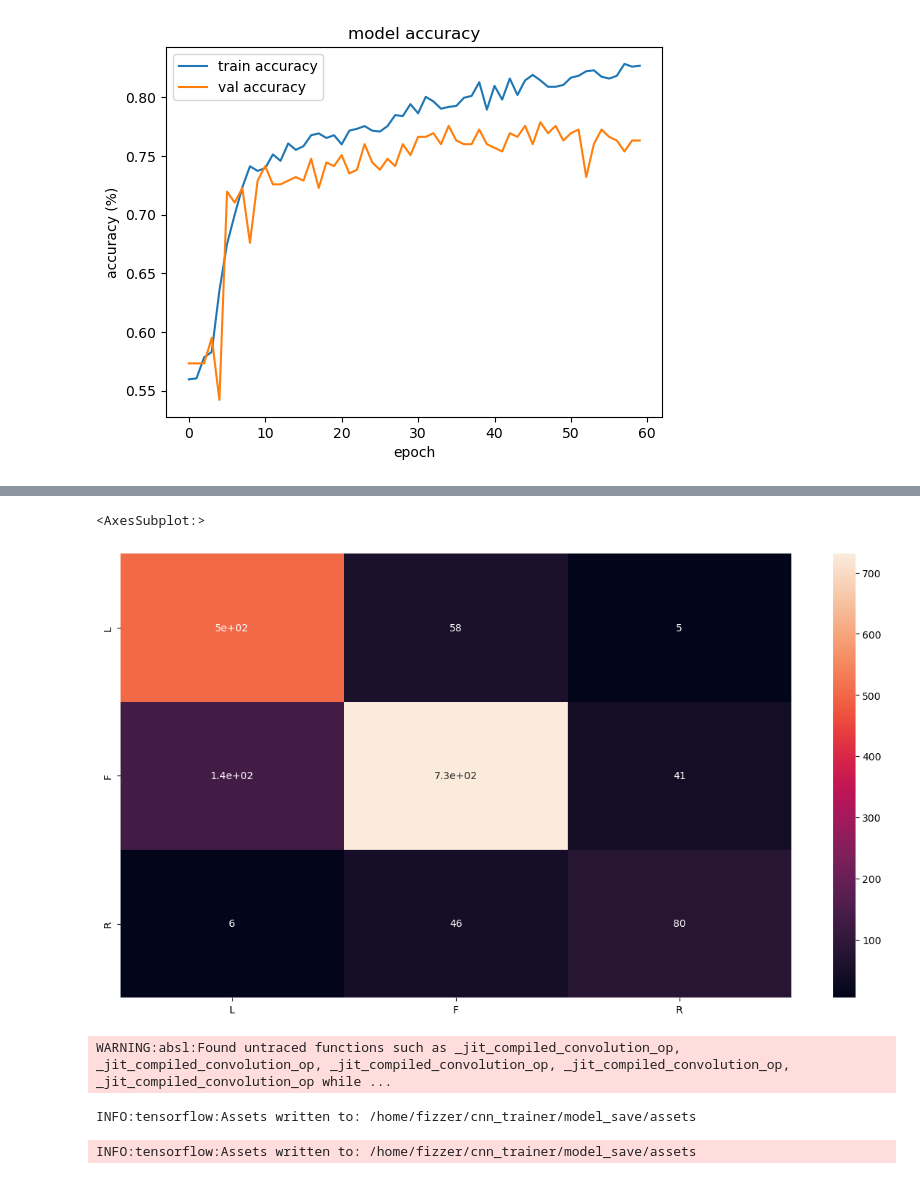
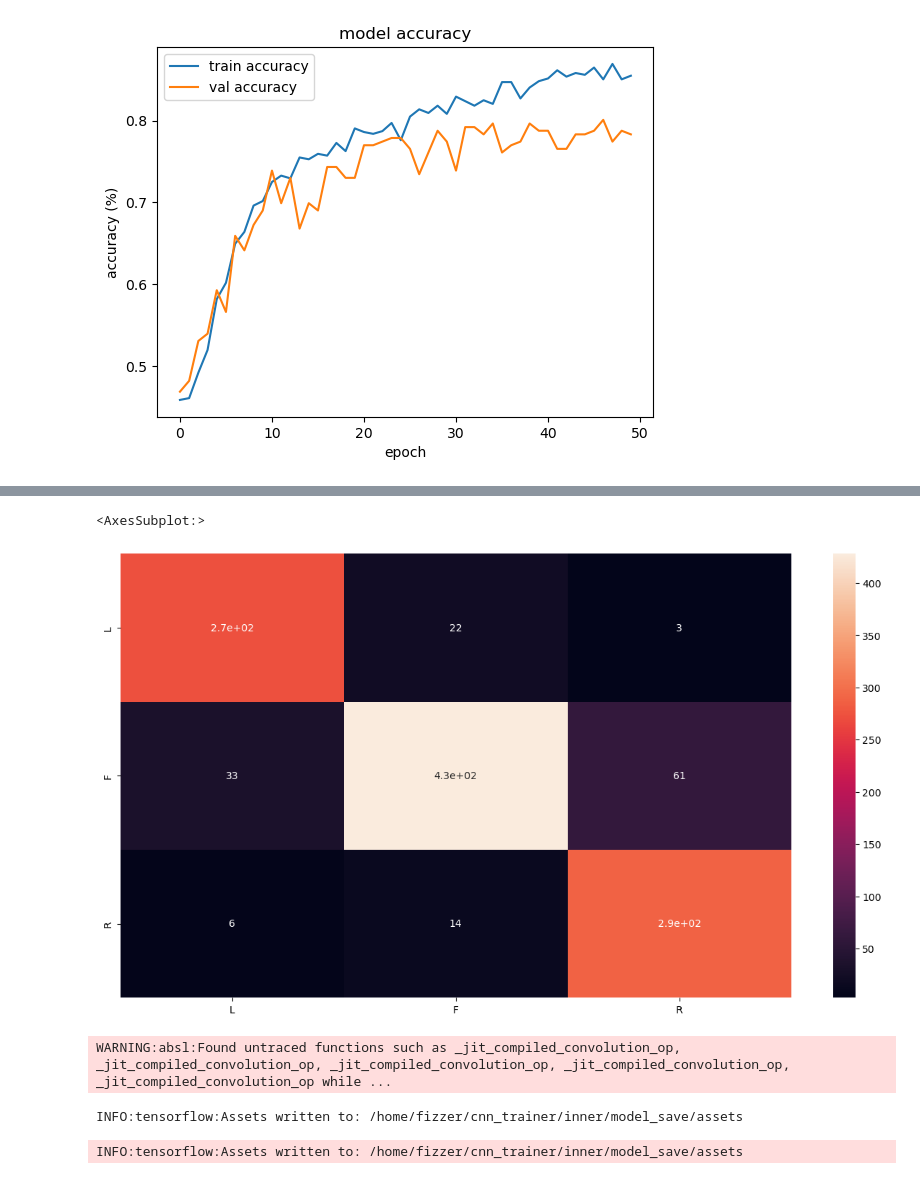
Before and after one commit to mackWilson2795/353_cnn_trainer, a Jupyter notebook: cnn_trainer_jupy.ipynb, the cells around one changed output, grey strips where cells are left out. Drawn from its saved outputs; the diff is of its cells as text; code cells hidden in the pictures.

Commit message:
added inner model

```diff
--- a/cnn_trainer_jupy.ipynb
+++ b/cnn_trainer_jupy.ipynb
@@ -35,8 +30,8 @@ env: XLA_FLAGS=--xla_gpu_cuda_data_dir=/usr/lib/cuda/
 # %%
 # CONSTANTS
-IM_PATH = "/home/fizzer/CNN_images"
-CP_PATH = "/home/fizzer/cnn_trainer/model_cps/"
-SAVE_PATH = "/home/fizzer/cnn_trainer/model_save/"
+IM_PATH = "/home/fizzer/inner_images"
+CP_PATH = "/home/fizzer/cnn_trainer/inner/model_cps/"
+SAVE_PATH = "/home/fizzer/cnn_trainer/inner/model_save/"
 NUM_LABELS = 4
 CONFIDENCE_THRESHOLD = 0.01
 VALIDATION_SPLIT = 0.2
@@ -46,10 +41,9 @@ VERTICAL_CROP = 80
 # %%
 # Setup ref and read files
 one_hot_ref = {
-    'L': np.array([1.,0.,0.,0.]),
-    'F': np.array([0.,1.,0.,0.]),
-    'R': np.array([0.,0.,1.,0.]),
-    'S': np.array([0.,0.,0.,1.])
+    'L': np.array([1.,0.,0.]),
+    'F': np.array([0.,1.,0.]),
+    'R': np.array([0.,0.,1.]),
 }
 # Read the images from the files
 dir_contents = np.array(os.listdir(IM_PATH))
@@ -66,8 +60,6 @@ for im_path in dir_contents:
         label = one_hot_ref['L']
     elif (z_vel < 0):
         label = one_hot_ref['R']
-    else:
-        label = one_hot_ref['S']
     img = cv2.cvtColor(cv2.imread(f"{IM_PATH}/{im_path}"), cv2.COLOR_RGB2GRAY)
     im_set.append([label, cv2.resize(img, (0,0), fx=IMG_DOWNSCALE_RATIO, fy=IMG_DOWNSCALE_RATIO)])
 # im_set = np.array(im_set, dtype=object)
@@ -119,7 +111,7 @@ def create_model():
     conv_model.add(layers.Dense(512, activation='relu'))
     conv_model.add(layers.Dense(50, activation='relu'))
     conv_model.add(layers.Dense(10, activation='relu'))
-    conv_model.add(layers.Dense(4, activation='softmax'))
+    conv_model.add(layers.Dense(3, activation='softmax'))
     conv_model.compile(loss='mse', optimizer=optimizers.RMSprop(learning_rate=LEARNING_RATE), metrics=['acc'])
     return conv_model
 
@@ -142,7 +134,7 @@ cp_callback = callbacks.ModelCheckpoint(filepath=CP_PATH, save_weights_only=True
 # Train CNN
 history_conv = conv_model.fit(x_dataset, y_dataset,
                                  validation_split=VALIDATION_SPLIT,
-                                 epochs=60,
+                                 epochs=50,
                                  batch_size=16,
                                  callbacks=[cp_callback])
 # %% [output]
@@ -182,7 +174,7 @@ plt.xlabel('epoch')
 plt.legend(['train accuracy', 'val accuracy'], loc='upper left')
 plt.show()
 # %% [output]
-[figure, old version]
+[figure, new version]
 # %%
 from sklearn.metrics import confusion_matrix
 # %%
@@ -193,8 +185,8 @@ corr_results = [np.argmax(y_val) for y_val in y_dataset]
 
 conf_matrix = confusion_matrix(corr_results, pred_results)
 
-df_cm = pd.DataFrame(conf_matrix, index = [val for i, val in enumerate(one_hot_ref) if i < 3],
-                  columns = [val for i, val in enumerate(one_hot_ref) if i < 3])
+df_cm = pd.DataFrame(conf_matrix, index = [val for i, val in enumerate(one_hot_ref) if i < 4],
+                  columns = [val for i, val in enumerate(one_hot_ref) if i < 4])
 plt.figure(figsize = (15,8))
 sn.heatmap(df_cm, annot=True)
 # %% [output]
@@ -202,10 +194,10 @@ sn.heatmap(df_cm, annot=True)
 <AxesSubplot:>
-[figure, old version]
+[figure, new version]
 # %%
 conv_model.save(SAVE_PATH)
 # %% [output]
 WARNING:absl:Found untraced functions such as _jit_compiled_convolution_op, _jit_compiled_convolution_op, _jit_compiled_convolution_op, _jit_compiled_convolution_op, _jit_compiled_convolution_op while ...
-INFO:tensorflow:Assets written to: /home/fizzer/cnn_trainer/model_save/assets
+INFO:tensorflow:Assets written to: /home/fizzer/cnn_trainer/inner/model_save/assets
-INFO:tensorflow:Assets written to: /home/fizzer/cnn_trainer/model_save/assets
+INFO:tensorflow:Assets written to: /home/fizzer/cnn_trainer/inner/model_save/assets
 # %%
 new_model = models.load_model(SAVE_PATH)
```
Also changed, not shown: parts of 7 cells of this notebook, 16 other files.
